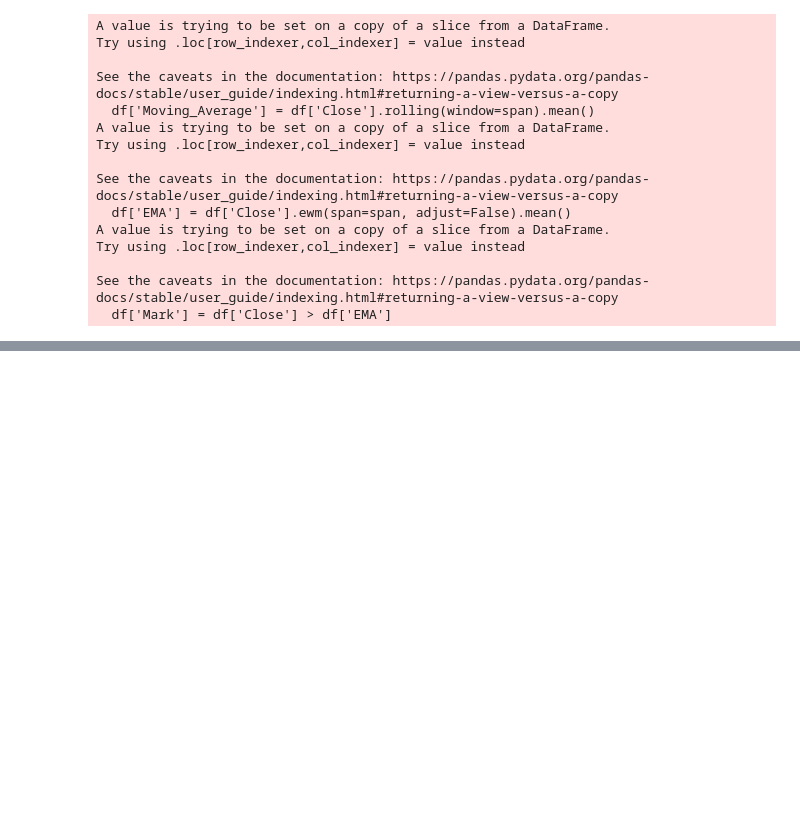
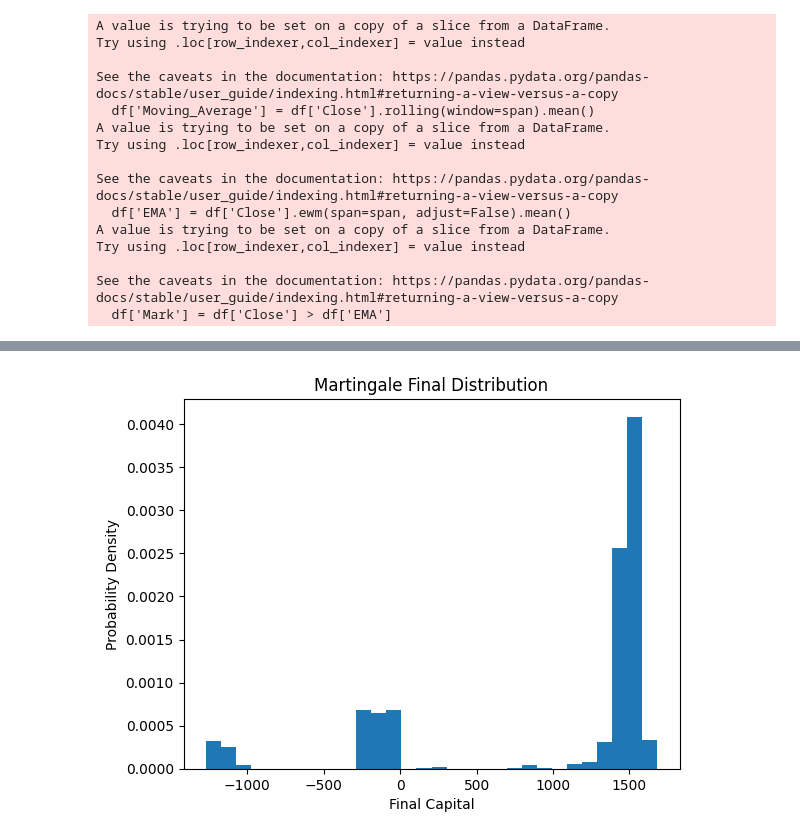
Before and after one commit to BichengWang/py-notebook, a Jupyter notebook: src/finance/strategies/target_market_analysis copy.ipynb, the cells around one changed output, grey strips where cells are left out. Cells and saved outputs as stored; diff of their text form; code cells hidden in the pictures; blank space fills up the shorter version.

```diff
--- a/src/finance/strategies/target_market_analysis copy.ipynb
+++ b/src/finance/strategies/target_market_analysis copy.ipynb
@@ -289,0 +427,48 @@ See the caveats in the documentation: https://pandas.pydata.org/pandas-docs/stab
+# %%
+import random
+import matplotlib.pyplot as plt
+
+def martingale_final_distribution(initial_capital, initial_bet, win_prob, num_rounds, num_simulations):
+    final_distribution = []
+
+    for _ in range(num_simulations):
+        capital = initial_capital
+        bet = initial_bet
+
+        for _ in range(num_rounds):
+            # Simulate the bet outcome based on win probability
+            win = random.random() < win_prob
+
+            if win:
+                capital += bet
+                bet = initial_bet  # Reset bet size
+            else:
+                capital -= bet
+                bet *= 2  # Double the bet size for the next round
+
+            # If capital drops to zero, break the loop
+            if capital <= 0:
+                break
+
+        final_distribution.append(capital)
+
+    return final_distribution
+
+# Parameters
+initial_capital = 1000
+initial_bet = 10
+win_prob = 0.5
+num_rounds = 100
+num_simulations = 10000
+
+# Calculate final distribution
+final_distribution = martingale_final_distribution(initial_capital, initial_bet, win_prob, num_rounds, num_simulations)
+
+# Plot the distribution
+plt.hist(final_distribution, bins=30, density=True)
+plt.xlabel('Final Capital')
+plt.ylabel('Probability Density')
+plt.title('Martingale Final Distribution')
+plt.show()
+# %% [output]
+[figure, added]
```
Also changed, not shown: parts of 5 cells of this notebook.
